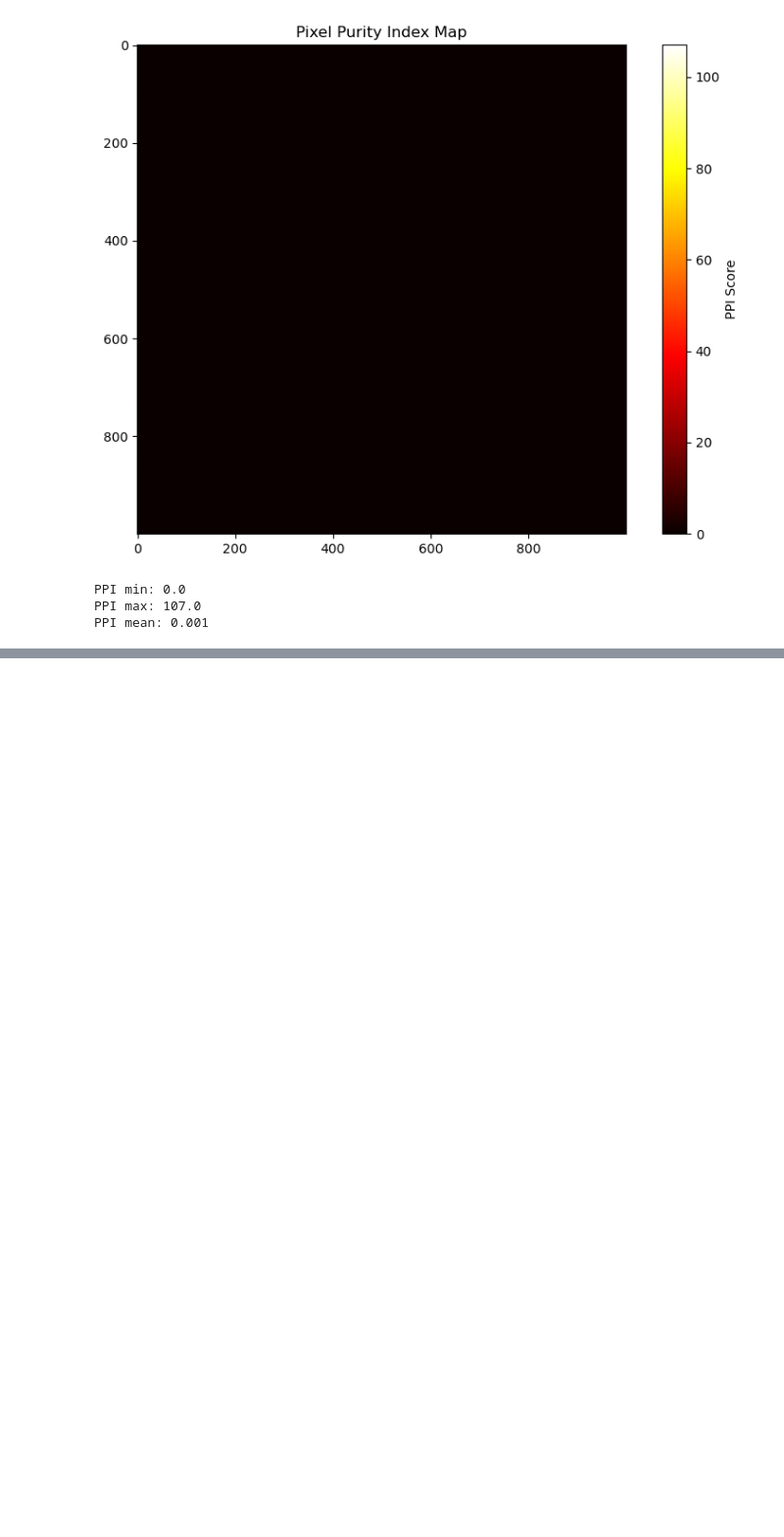
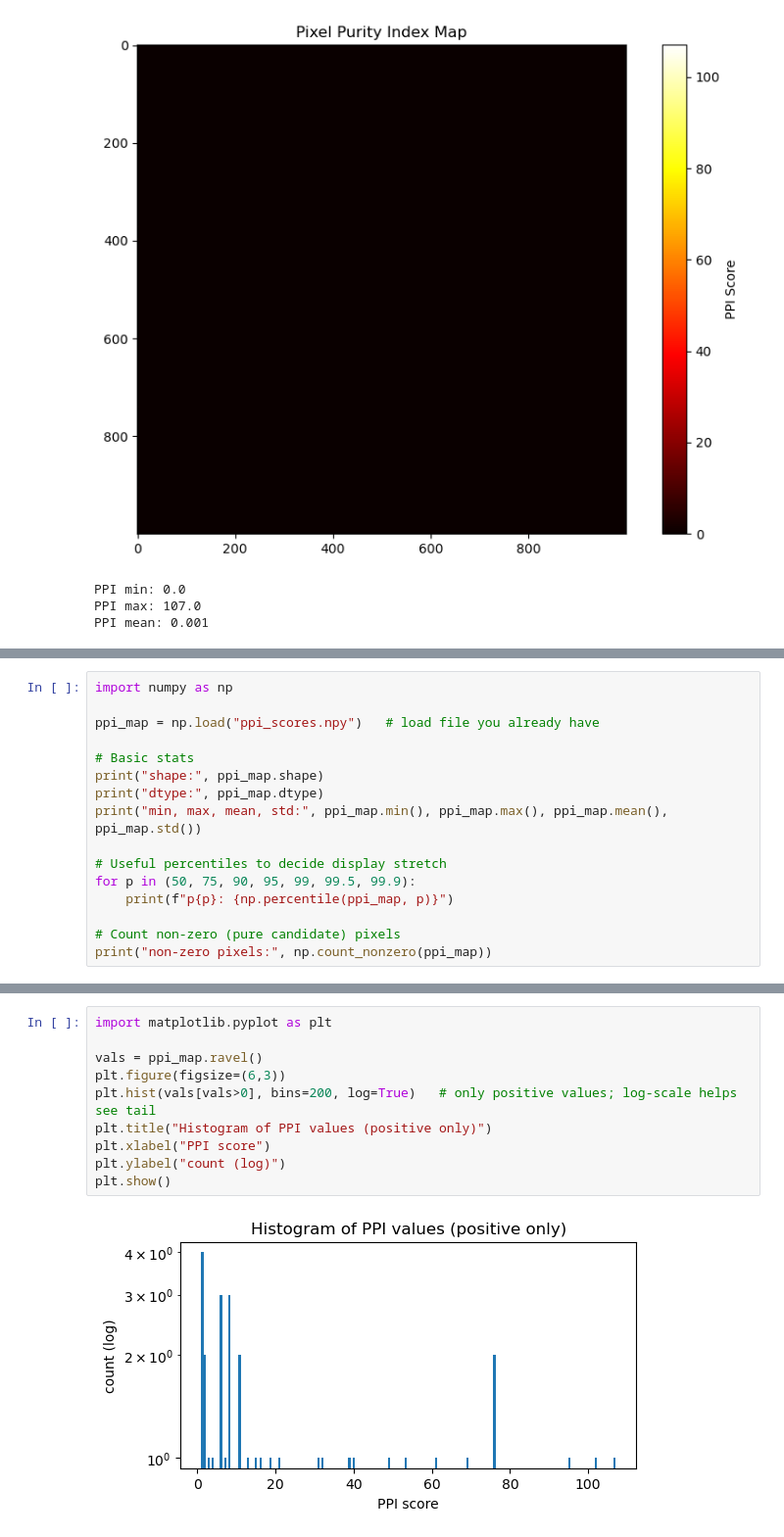
Before and after one commit to Daljit777/hyperspec_project, a Jupyter notebook: project.ipynb, the cells around one changed output, grey strips where cells are left out. Shown at 98% size. Drawn from its saved outputs; the diff is of its cells as text; blank space fills up the shorter version.

```diff
--- a/project.ipynb
+++ b/project.ipynb
@@ -929,0 +961,16 @@ NameError: name 'ppi_map' is not defined
+# %%
+import numpy as np
+
+ppi_map = np.load("ppi_scores.npy")   # load file you already have
+
+# Basic stats
+print("shape:", ppi_map.shape)
+print("dtype:", ppi_map.dtype)
+print("min, max, mean, std:", ppi_map.min(), ppi_map.max(), ppi_map.mean(), ppi_map.std())
+
+# Useful percentiles to decide display stretch
+for p in (50, 75, 90, 95, 99, 99.5, 99.9):
+    print(f"p{p}: {np.percentile(ppi_map, p)}")
+
+# Count non-zero (pure candidate) pixels
+print("non-zero pixels:", np.count_nonzero(ppi_map))
@@ -929,0 +989,12 @@ NameError: name 'ppi_map' is not defined
+# %%
+import matplotlib.pyplot as plt
+
+vals = ppi_map.ravel()
+plt.figure(figsize=(6,3))
+plt.hist(vals[vals>0], bins=200, log=True)   # only positive values; log-scale helps see tail
+plt.title("Histogram of PPI values (positive only)")
+plt.xlabel("PPI score")
+plt.ylabel("count (log)")
+plt.show()
+# %% [output]
+[figure, added]
```
Also changed, not shown: parts of 8 cells of this notebook.
